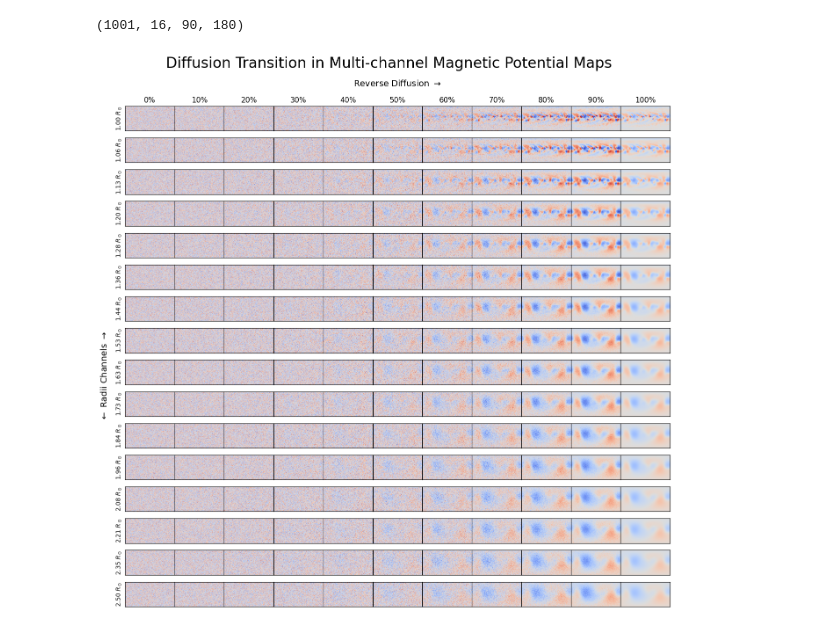
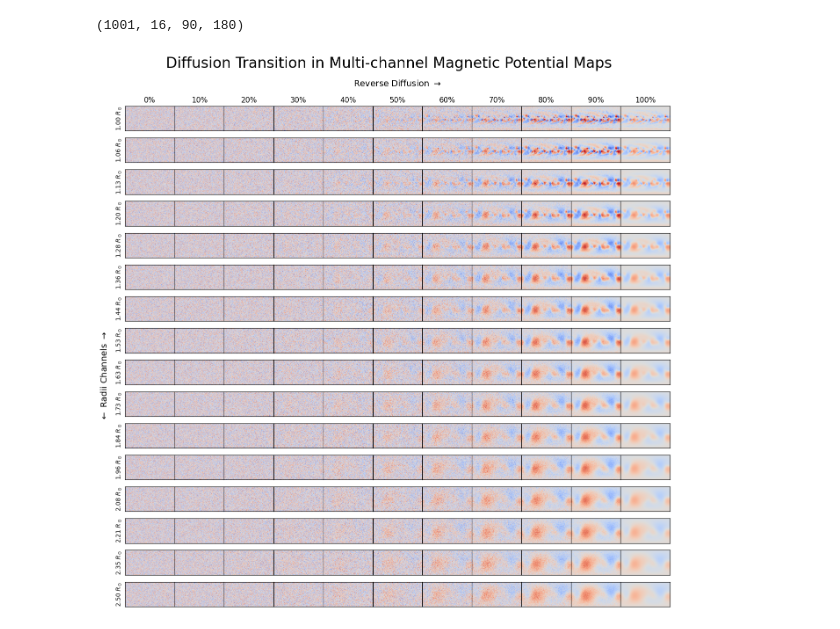
Before and after one commit to ddasilva/coronal-diffusion-modeling, a Jupyter notebook: notebooks/Paper Plot - Diffusion Transition.ipynb, the cells around one changed output. Drawn from its saved outputs; the diff is of its cells as text; code cells hidden in the pictures.

```diff
--- a/notebooks/Paper Plot - Diffusion Transition.ipynb
+++ b/notebooks/Paper Plot - Diffusion Transition.ipynb
@@ -51,22 +51,22 @@ imgs.shape
 # %%
 n = 10
 
 fig, axes = plt.subplots(config.radii.size, n + 1, figsize=(16, 15))
 L = np.abs(imgs).max() * 0.5
 axes = axes
 
 for j in range(config.radii.size):
     for i in range(n + 1):
-        axes[j, i].imshow(imgs[i*1000//n][j], origin='lower', cmap='coolwarm', vmin=-L, vmax=L)
+        axes[j, i].imshow(imgs[i*1000//n][j], origin='upper', cmap='coolwarm_r', vmin=-L, vmax=L)
         axes[j, i].set_xticks([])
         axes[j, i].set_yticks([])
         if j == 0:
             axes[j, i].set_title(f'{100*i / n:.0f}%')
     axes[j, 0].set_ylabel(f'{config.radii[j]:.2f} $R_\\odot$', fontsize=10)
 plt.subplots_adjust(wspace=0.0, hspace=.0)
 fig.suptitle('Diffusion Transition in Multi-channel Magnetic Potential Maps', fontsize=24, y=0.95)
 fig.text(s='Reverse Diffusion $\\rightarrow$', fontsize=14, x=0.45, y=0.905)
 fig.text(s='$\\leftarrow$ Radii Channels $\\rightarrow$', fontsize=14, x=0.09, y=0.4, rotation=90)
 fig.savefig('plots/paper/transition.png', dpi=300, bbox_inches='tight')
 # %% [output]
-[figure, old version]
+[figure, new version]
```
Also changed, not shown: 6 other files.
